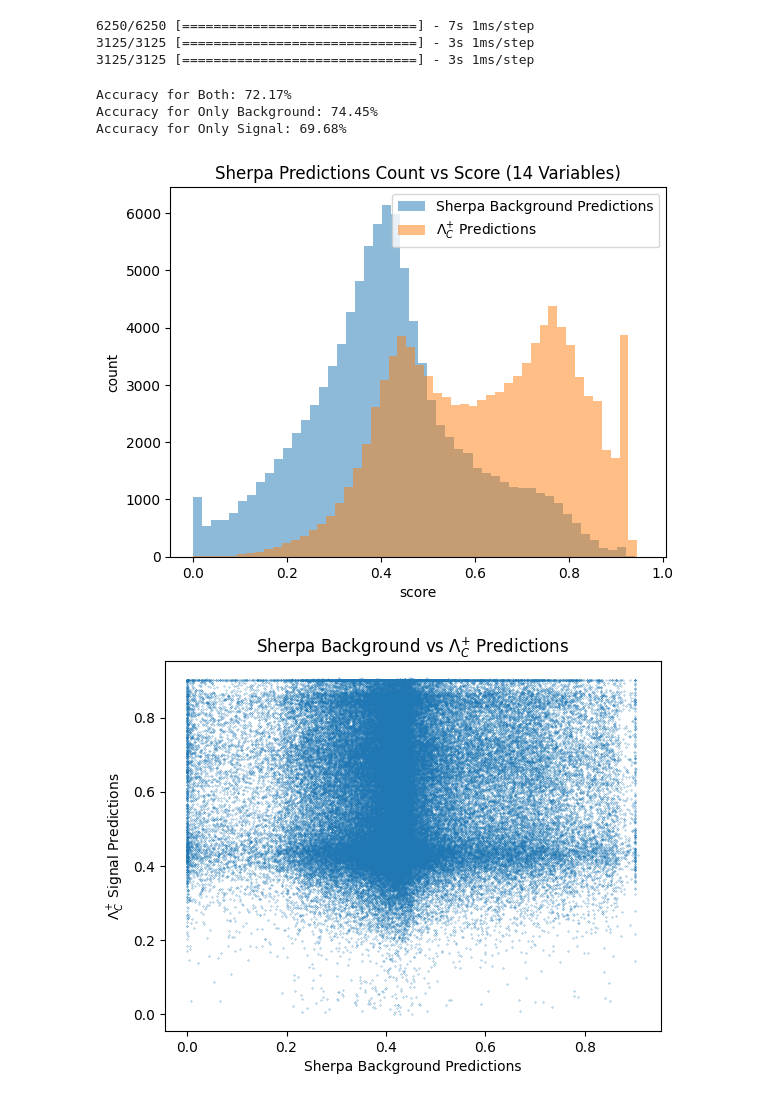
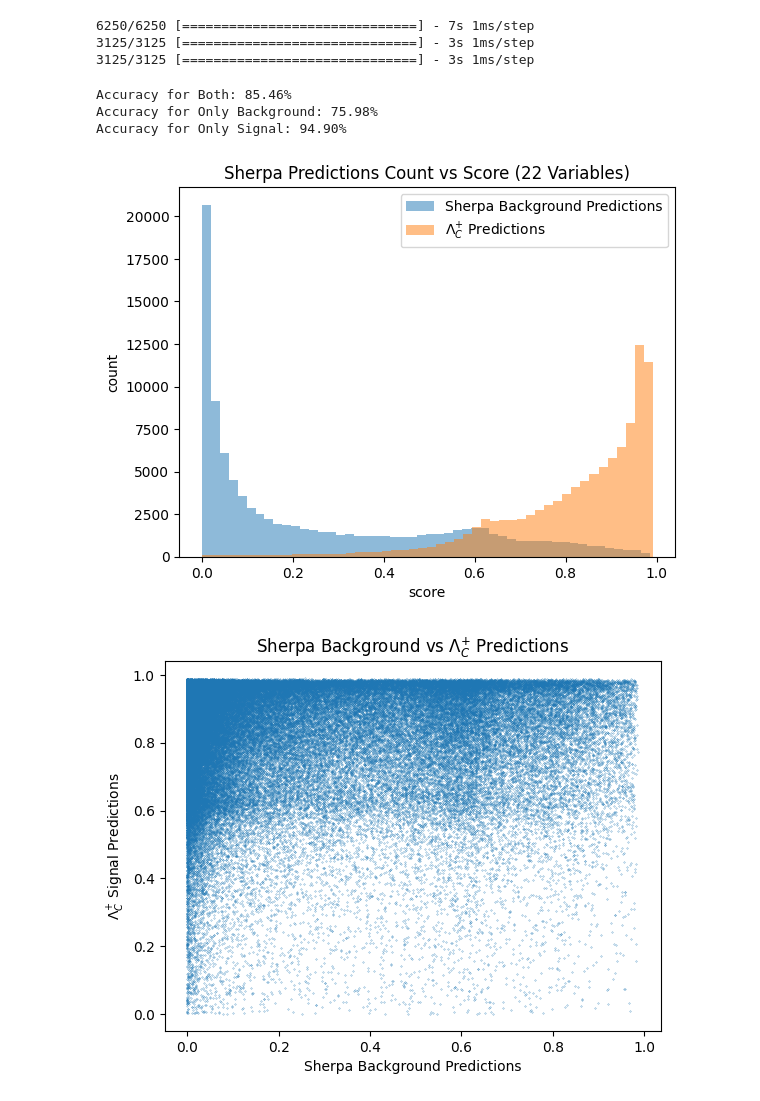
Before and after one commit to GitGup/ATLAS_DNN, a Jupyter notebook: MC_DNN.ipynb, the cells around one changed output. Drawn from its saved outputs; the diff is of its cells as text; code cells hidden in the pictures.

```diff
--- a/MC_DNN.ipynb
+++ b/MC_DNN.ipynb
@@ -941,35 +941,35 @@ def pred_accuracy(y_test, predictions):
     accuracy = np.mean(predictions_list == y_test)
     return accuracy
 
-accuracy_both = pred_accuracy(y_test, list(predictions_both1))
-accuracy_background = pred_accuracy(y_test1, list(predictions_background1))
-accuracy_signal = pred_accuracy(y_test2, list(predictions_signal1))
+accuracy_both = pred_accuracy(y_test, list(predictions_both2))
+accuracy_background = pred_accuracy(y_test1, list(predictions_background2))
+accuracy_signal = pred_accuracy(y_test2, list(predictions_signal2))
 
 print("Accuracy for Both: {:.2%}".format(accuracy_both))
 print("Accuracy for Only Background: {:.2%}".format(accuracy_background))
 print("Accuracy for Only Signal: {:.2%}".format(accuracy_signal))
 # %% [output]
-Accuracy for Both: 72.17%
-Accuracy for Only Background: 74.45%
-Accuracy for Only Signal: 69.68%
+Accuracy for Both: 85.46%
+Accuracy for Only Background: 75.98%
+Accuracy for Only Signal: 94.90%
 # %%
-hist = plt.hist(predictions_background1, bins = 50, label = "Sherpa Background Predictions", alpha=0.5)
-hist2 = plt.hist(predictions_signal1, bins = 50, label = "$\Lambda_C^{+}$ Predictions", alpha=0.5)
+hist = plt.hist(predictions_background2, bins = 50, label = "Sherpa Background Predictions", alpha=0.5)
+hist2 = plt.hist(predictions_signal2, bins = 50, label = "$\Lambda_C^{+}$ Predictions", alpha=0.5)
 plt.xlabel("score")
 plt.ylabel("count")
 plt.title("Sherpa Predictions Count vs Score ({} Variables)".format(len(training_columns)))
 plt.legend()
 plt.show()
 # %% [output]
-[figure, old version]
+[figure, new version]
 # %%
-plt.scatter(predictions_background, predictions_signal, s = 0.05)
+plt.scatter(predictions_background2, predictions_signal2, s = 0.05)
 plt.title("Sherpa Background vs $\Lambda_C^{+}$ Predictions")
 plt.xlabel("Sherpa Background Predictions")
 plt.ylabel("$\Lambda_C^{+}$ Signal Predictions")
 plt.show()
 # %% [output]
-[figure, old version]
+[figure, new version]
 # %%
 #bulk
 y_true = list(y_test)
```
Also changed, not shown: parts of 1 cell of this notebook.
